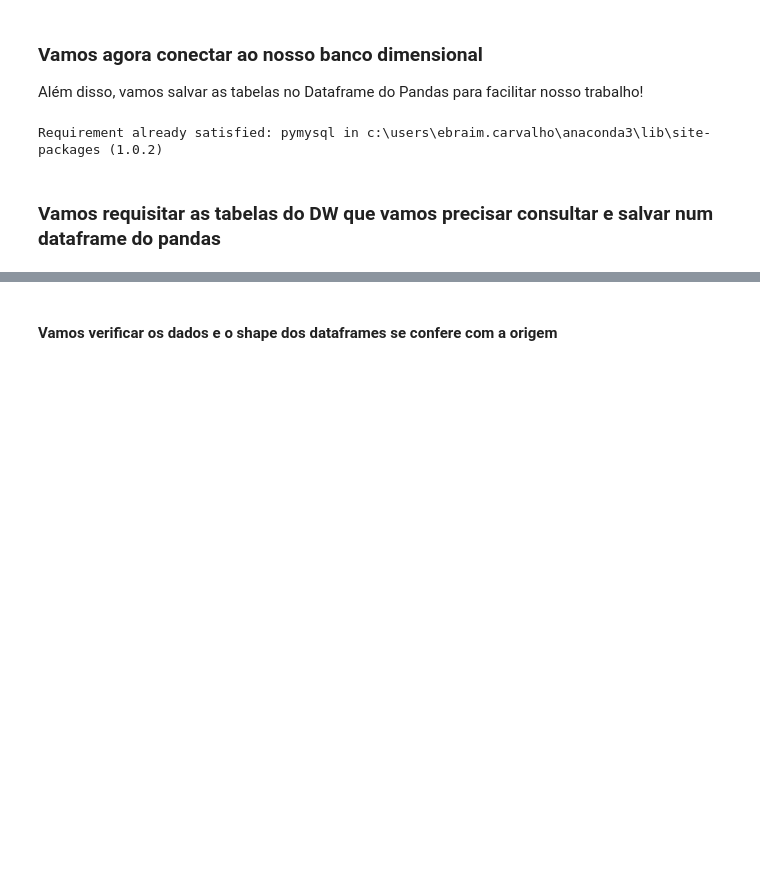
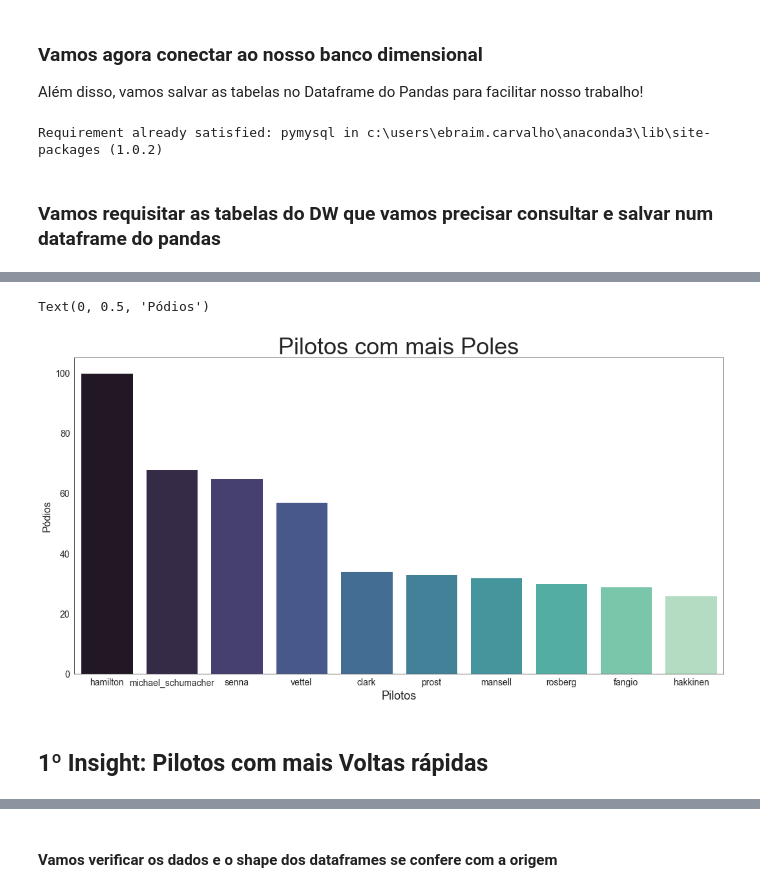
Before and after one commit to ebraimcarvalho/my-way, a Jupyter notebook: gama_accenture/DESAFIO/gama_mario_kart.ipynb, the cells around one changed output, grey strips where cells are left out. Drawn from its saved outputs; the diff is of its cells as text; code cells hidden in the pictures; blank space fills up the shorter version.

```diff
--- a/gama_accenture/DESAFIO/gama_mario_kart.ipynb
+++ b/gama_accenture/DESAFIO/gama_mario_kart.ipynb
@@ -421,0 +708,12 @@ dim_piloto = pd.read_sql_table('dim_piloto', engine)
+# %%
+sns.barplot(x="REF_PILOTO", y="POS_LARGADA", data=pilotos_poles.reset_index()[:10], palette = 'mako')
+plt.title("Pilotos com mais Poles", fontsize=36)
+plt.xticks(fontsize=14)
+plt.yticks(fontsize=14)
+plt.xlabel('Pilotos', fontsize=18)
+plt.ylabel('Pódios', fontsize=16)
+# %% [output]
+Text(0, 0.5, 'Pódios')
+[figure, added]
+# %% [markdown]
+<h2>1º Insight: Pilotos com mais Voltas rápidas</h2>
```
Also changed, not shown: parts of 135 cells of this notebook.
